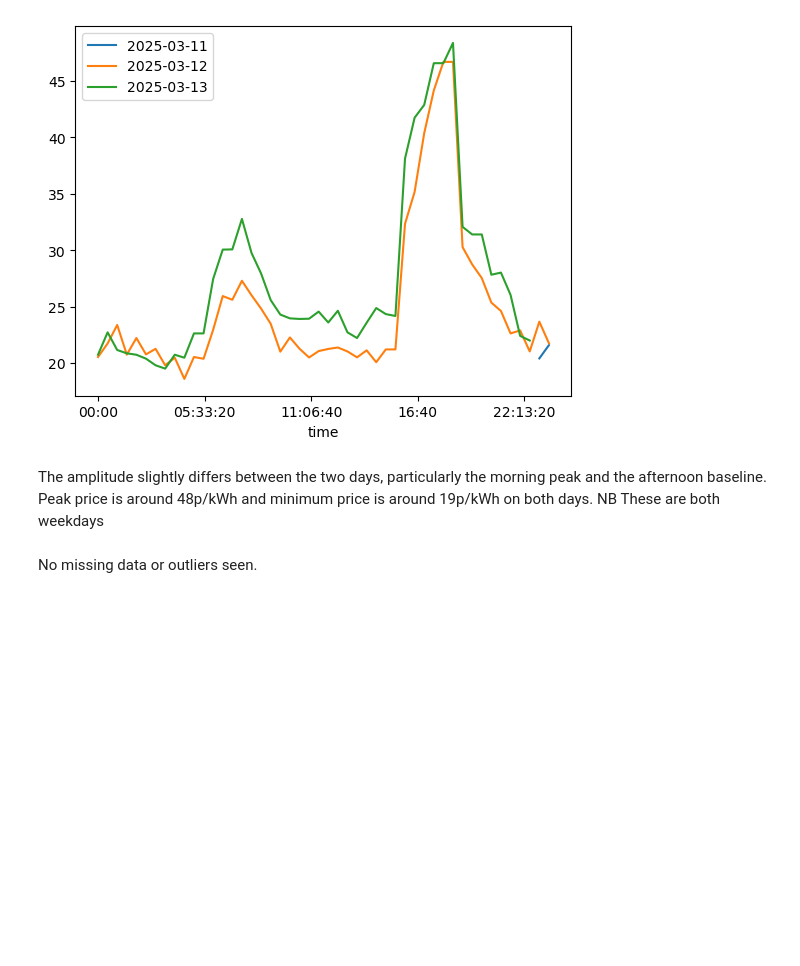
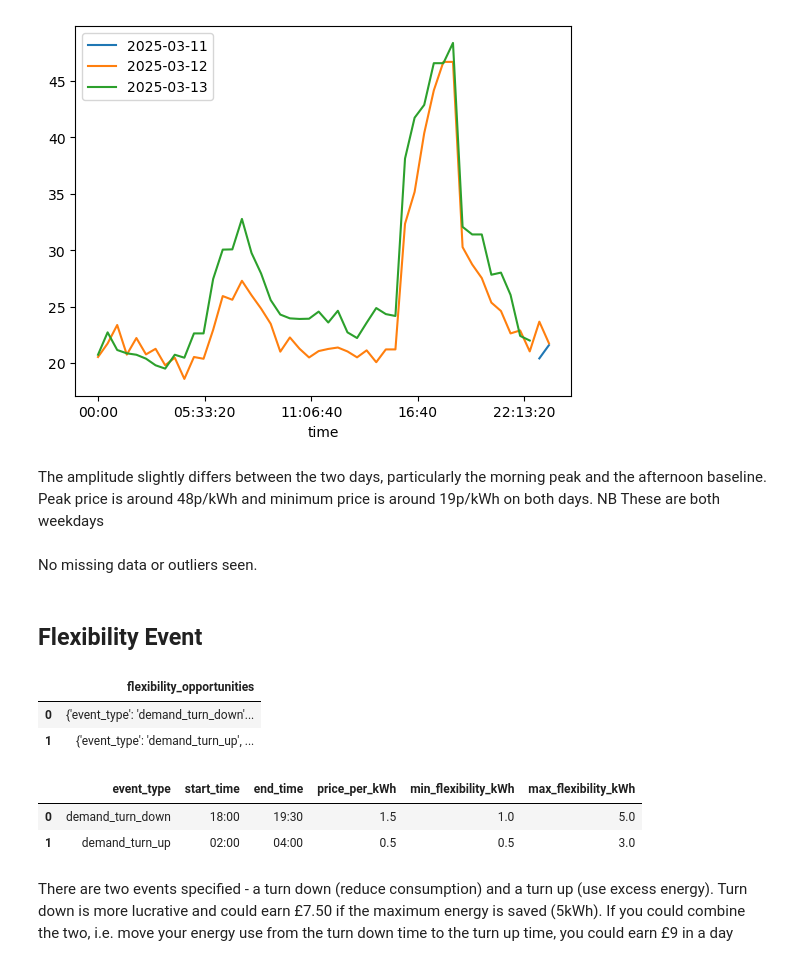
Before and after one commit to ElaineKathrynCrockett/KomodoEnergy, a Jupyter notebook: KomodoEnergyChallenge.ipynb, the cells around one changed output. Drawn from its saved outputs; the diff is of its cells as text; code cells hidden in the pictures; blank space fills up the shorter version.

Commit message:
Initial exploration of flexibilty event data

```diff
--- a/KomodoEnergyChallenge.ipynb
+++ b/KomodoEnergyChallenge.ipynb
@@ -175,3 +175,22 @@ Name: tariff, dtype: object
 The amplitude slightly differs between the two days, particularly the morning peak and the afternoon baseline. Peak price is around 48p/kWh and minimum price is around 19p/kWh on both days. NB These are both weekdays
 # %% [markdown]
 No missing data or outliers seen.
+# %% [markdown]
+## Flexibility Event
+# %%
+# Read in flexibilty data
+flex = pd.read_json('flexibility_opportunity.json')
+flex
+# %% [output]
+|  | flexibility_opportunities |
+| 0 | {'event_type': 'demand_turn_down'... |
+| 1 | {'event_type': 'demand_turn_up', ... |
+# %%
+flex = pd.json_normalize(flex['flexibility_opportunities'])
+flex
+# %% [output]
+|  | event_type | start_time | end_time | price_per_kWh | min_flexibility_kWh | max_flexibility_kWh |
+| 0 | demand_turn_down | 18:00 | 19:30 | 1.5 | 1.0 | 5.0 |
+| 1 | demand_turn_up | 02:00 | 04:00 | 0.5 | 0.5 | 3.0 |
+# %% [markdown]
+There are two events specified - a turn down (reduce consumption) and a turn up (use excess energy). Turn down is more lucrative and could earn £7.50 if the maximum energy is saved (5kWh). If you could combine the two, i.e. move your energy use from the turn down time to the turn up time, you could earn £9 in a day
```
